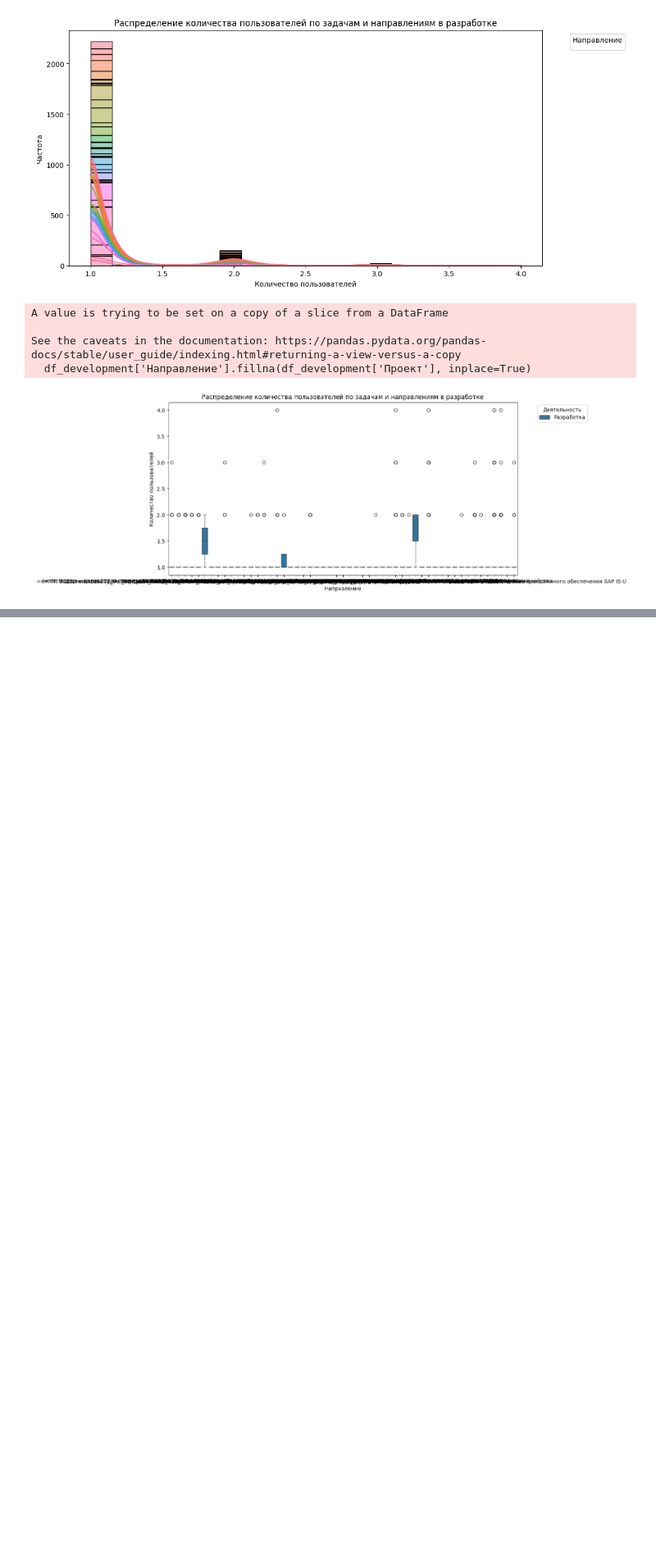
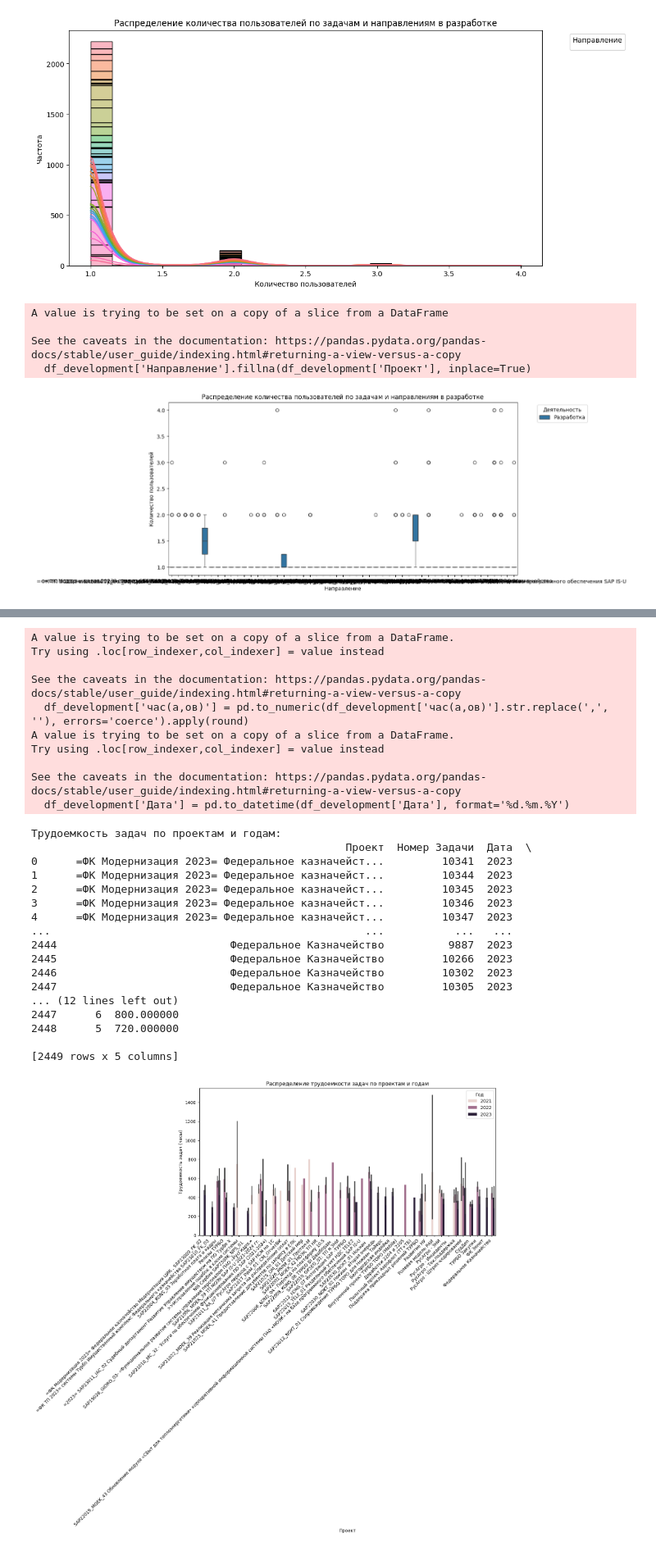
Before and after one commit to SofiFairyTell/BigData, a Jupyter notebook: BigData.ipynb, the cells around one changed output, grey strips where cells are left out. Shown at 82% size. Saved outputs shown, nothing was run; the diff lists cells and outputs as text; code cells hidden in the pictures; blank space fills up the shorter version.

```diff
--- a/BigData.ipynb
+++ b/BigData.ipynb
@@ -965,0 +1005,62 @@ ModuleNotFoundError: No module named 'sklearn'
+# %%
+import pandas as pd
+import matplotlib.pyplot as plt
+import seaborn as sns
+
+# Загрузка данных из файла timelog.csv
+df_timelog = pd.read_csv('timelog.csv')  # Укажите фактический путь к вашему файлу
+
+# Выбираем только задачи по деятельности "Разработка"
+df_development = df_timelog[df_timelog['Деятельность'] == 'Разработка']
+
+# Преобразование столбца "час(а,ов)" в числовой формат с округлением
+df_development['час(а,ов)'] = pd.to_numeric(df_development['час(а,ов)'].str.replace(',', ''), errors='coerce').apply(round)
+
+# Преобразование столбца 'Дата' в тип datetime с явным указанием формата даты
+df_development['Дата'] = pd.to_datetime(df_development['Дата'], format='%d.%m.%Y')
+
+# Группируем данные по уникальным задачам, проектам и годам
+grouped_by_project_df = df_development.groupby(['Проект', 'Номер Задачи', df_development['Дата'].dt.year])['час(а,ов)'].agg(['count', 'mean']).reset_index()
+
+# Печать результатов
+print("Трудоемкость задач по проектам и годам:")
+print(grouped_by_project_df)
+
+# Строим график распределения трудоемкости задач
+plt.figure(figsize=(12, 6))
+sns.barplot(x='Проект', y='mean', hue='Дата', data=grouped_by_project_df)
+plt.title('Распределение трудоемкости задач по проектам и годам')
+plt.xlabel('Проект')
+plt.ylabel('Трудоемкость задач (часы)')
+plt.xticks(rotation=45, ha='right')  # Поворачиваем подписи оси x для лучшей видимости
+plt.legend(title='Год')
+plt.show()
+# %% [output]
+A value is trying to be set on a copy of a slice from a DataFrame.
+Try using .loc[row_indexer,col_indexer] = value instead
+
+See the caveats in the documentation: https://pandas.pydata.org/pandas-docs/stable/user_guide/indexing.html#returning-a-view-versus-a-copy
+  df_development['час(а,ов)'] = pd.to_numeric(df_development['час(а,ов)'].str.replace(',', ''), errors='coerce').apply(round)
+A value is trying to be set on a copy of a slice from a DataFrame.
+Try using .loc[row_indexer,col_indexer] = value instead
+
+See the caveats in the documentation: https://pandas.pydata.org/pandas-docs/stable/user_guide/indexing.html#returning-a-view-versus-a-copy
+  df_development['Дата'] = pd.to_datetime(df_development['Дата'], format='%d.%m.%Y')
+Трудоемкость задач по проектам и годам:
+                                                 Проект  Номер Задачи  Дата  \
+0      =ФК Модернизация 2023= Федеральное казначейст...         10341  2023
+1      =ФК Модернизация 2023= Федеральное казначейст...         10344  2023
+2      =ФК Модернизация 2023= Федеральное казначейст...         10345  2023
+3      =ФК Модернизация 2023= Федеральное казначейст...         10346  2023
+4      =ФК Модернизация 2023= Федеральное казначейст...         10347  2023
+...                                                 ...           ...   ...
+2444                           Федеральное Казначейство          9887  2023
+2445                           Федеральное Казначейство         10266  2023
+2446                           Федеральное Казначейство         10302  2023
+2447                           Федеральное Казначейство         10305  2023
+... (12 lines left out)
+2447      6  800.000000
+2448      5  720.000000
+
+[2449 rows x 5 columns]
+[figure, added]
```
Also changed, not shown: parts of 3 cells of this notebook, 6 other files.
